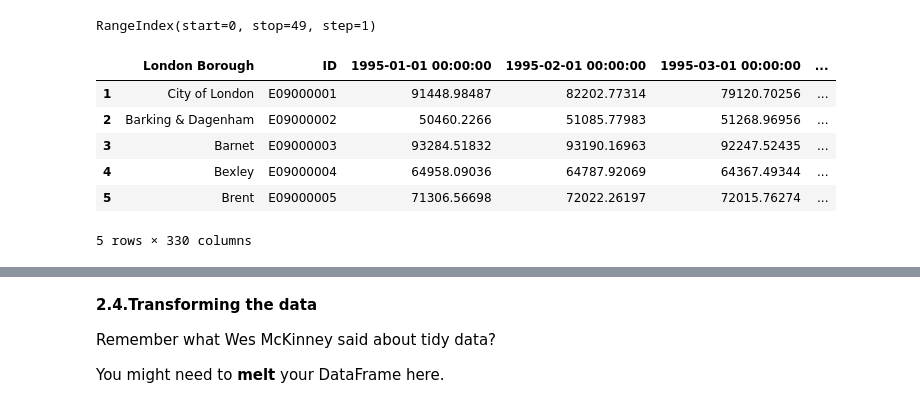
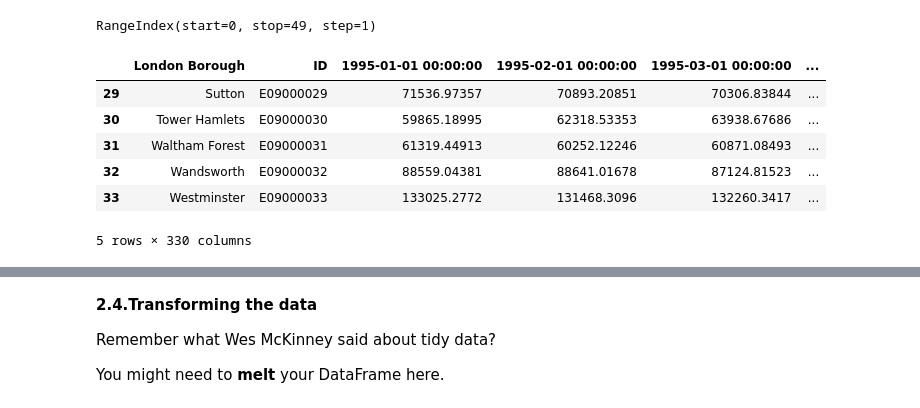
Before and after one commit to Kevin-Kwasnik/master-datasc, a Jupyter notebook: course-materials/12.3-casestudy/Unit 4 Challenge - Tier 3.ipynb, the cells around one changed output, grey strips where cells are left out. Saved outputs shown, nothing was run; the diff lists cells and outputs as text; code cells hidden in the pictures.

```diff
--- a/course-materials/12.3-casestudy/Unit 4 Challenge - Tier 3.ipynb
+++ b/course-materials/12.3-casestudy/Unit 4 Challenge - Tier 3.ipynb
@@ -142,13 +143,11 @@ properties.drop(properties.index[0], inplace = True)
 properties.drop([properties.index[33], properties.index[36], properties.index[46]], inplace = True)
-# %%
-properties.head()
-# %% [output]
-|  | London Borough | ID | 1995-01-01 00:00:00 | 1995-02-01 00:00:00 | 1995-03-01 00:00:00 | ... |
-| 1 | City of London | E09000001 | 91448.98487 | 82202.77314 | 79120.70256 | ... |
-| 2 | Barking & Dagenham | E09000002 | 50460.2266 | 51085.77983 | 51268.96956 | ... |
-| 3 | Barnet | E09000003 | 93284.51832 | 93190.16963 | 92247.52435 | ... |
-| 4 | Bexley | E09000004 | 64958.09036 | 64787.92069 | 64367.49344 | ... |
-| 5 | Brent | E09000005 | 71306.56698 | 72022.26197 | 72015.76274 | ... |
-5 rows × 330 columns
-# %%
-properties["Average Price"] = properties
+# %%
+properties.tail(3)
+# %% [output]
+|  | London Borough | ID | 1995-01-01 00:00:00 | 1995-02-01 00:00:00 | 1995-03-01 00:00:00 | ... |
+| 29 | Sutton | E09000029 | 71536.97357 | 70893.20851 | 70306.83844 | ... |
+| 30 | Tower Hamlets | E09000030 | 59865.18995 | 62318.53353 | 63938.67686 | ... |
+| 31 | Waltham Forest | E09000031 | 61319.44913 | 60252.12246 | 60871.08493 | ... |
+| 32 | Wandsworth | E09000032 | 88559.04381 | 88641.01678 | 87124.81523 | ... |
+| 33 | Westminster | E09000033 | 133025.2772 | 131468.3096 | 132260.3417 | ... |
+5 rows × 330 columns
```
Also changed, not shown: parts of 10 cells of this notebook.
